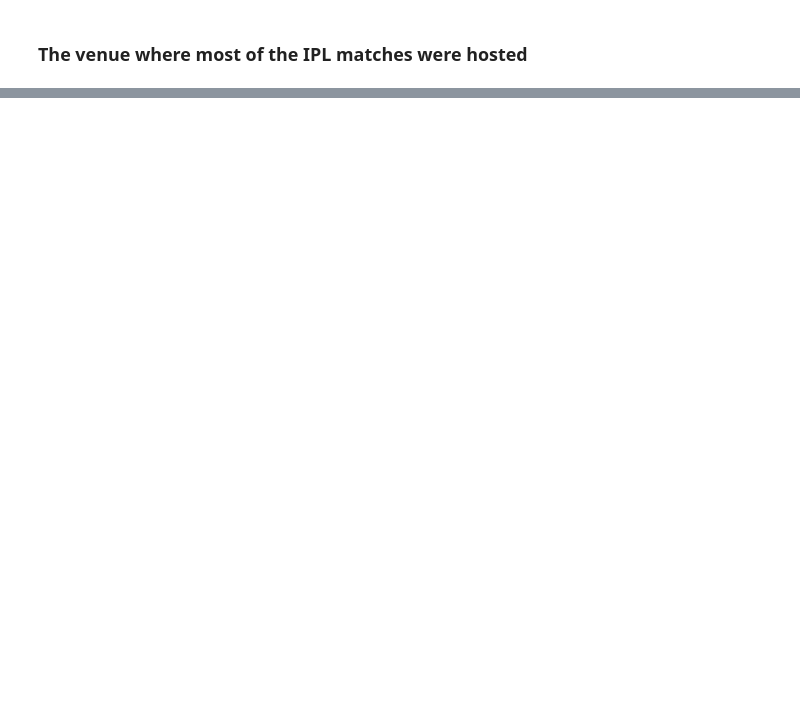
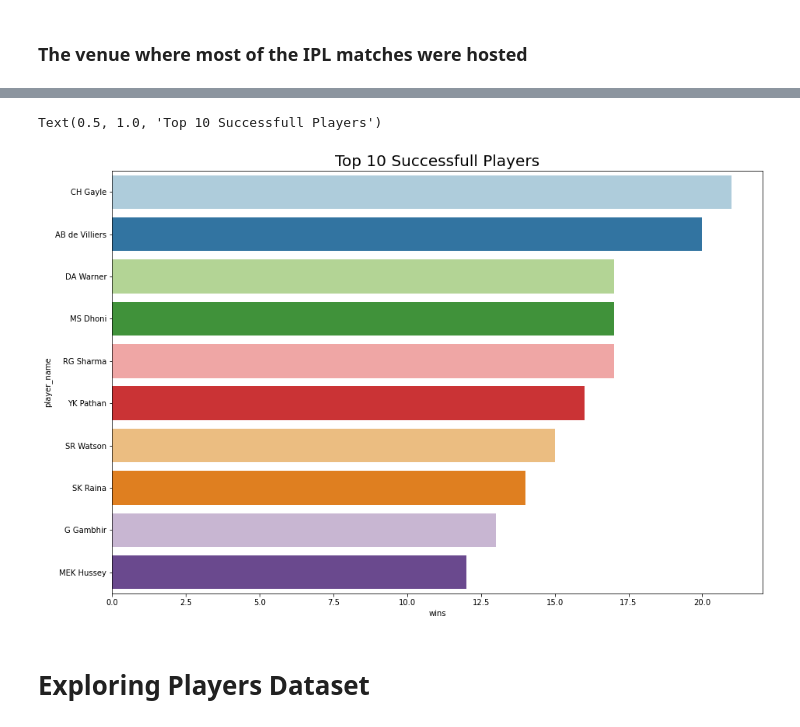
Before and after one commit to anshudhanshu/IPL-Dataset-Analysis, a Jupyter notebook: Sudhanshu_Rawat_Team_3_Capstone_Project.ipynb, the cells around one changed output, grey strips where cells are left out. Drawn from its saved outputs; the diff is of its cells as text; code cells hidden in the pictures; blank space fills up the shorter version.

Commit message:
Players Dataset Analysis

```diff
--- a/Sudhanshu_Rawat_Team_3_Capstone_Project.ipynb
+++ b/Sudhanshu_Rawat_Team_3_Capstone_Project.ipynb
@@ -330,0 +376,4 @@ sns.countplot(y=ipl_matches.venue)
+# %%
+successfull_player = ipl_matches['player_of_match'].value_counts().reset_index()
+successfull_player.rename(columns = {'index':'player_name','player_of_match':'wins'}, inplace = True)
+successfull_player
@@ -330,0 +394,9 @@ sns.countplot(y=ipl_matches.venue)
+# %%
+plt.figure(figsize=(15,10))
+sns.barplot(x='wins', y='player_name', data=successfull_player.head(10),palette='Paired')
+plt.title('Top 10 Successfull Players',fontdict={'fontsize':20})
+# %% [output]
+Text(0.5, 1.0, 'Top 10 Successfull Players')
+[figure, added]
+# %% [markdown]
+# Exploring Players Dataset
```
Also changed, not shown: parts of 47 cells of this notebook.
